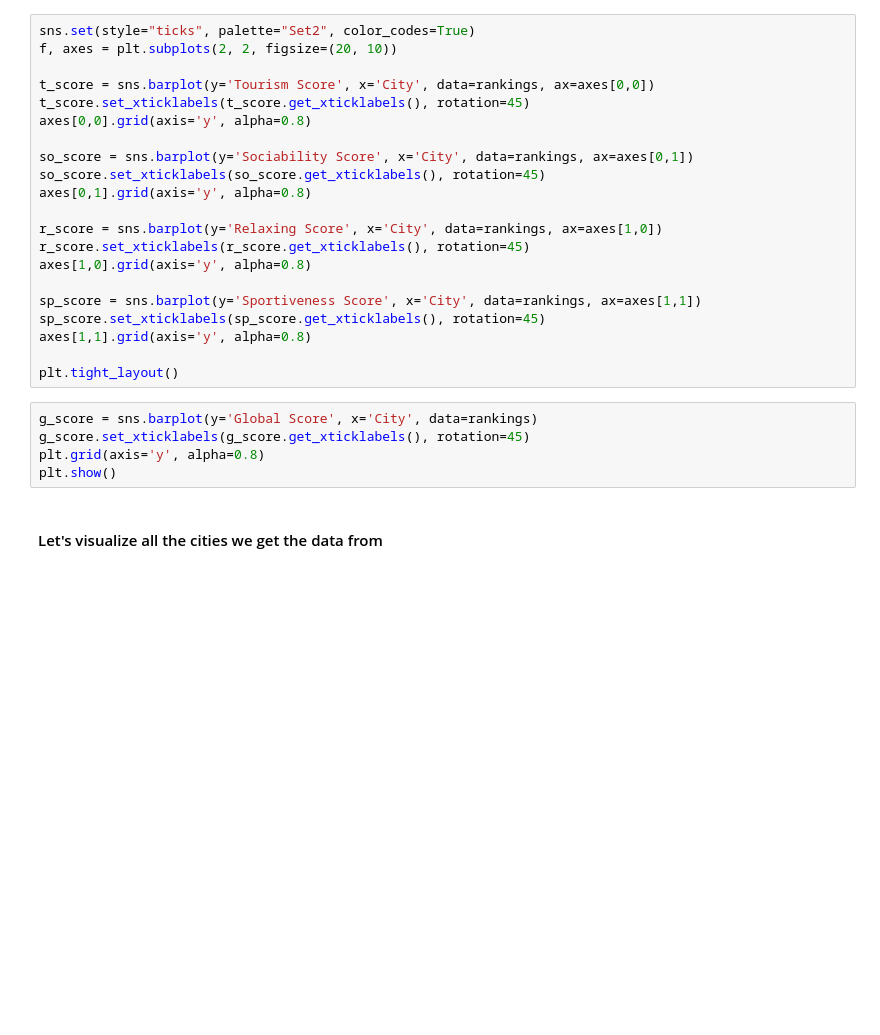
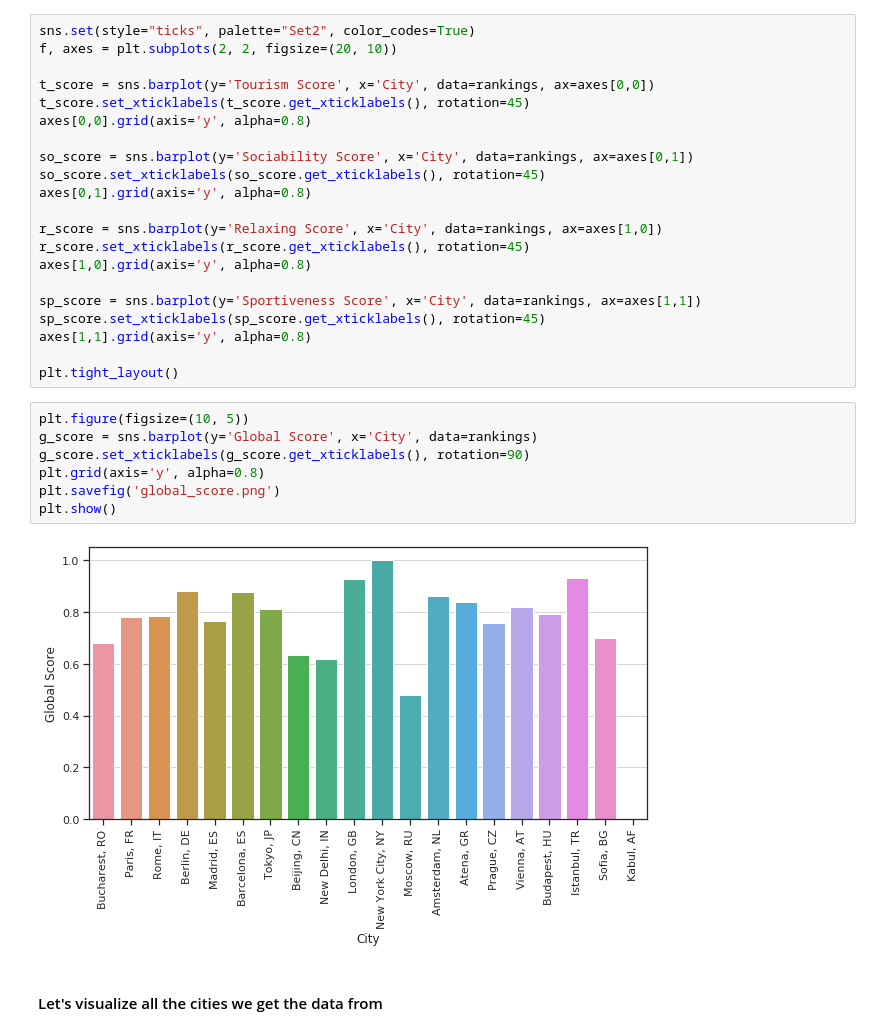
Before and after one commit to MCristii/watson-studio-coursera, a Jupyter notebook: The Battle of Cities.ipynb, the cells around one changed output. Cells and saved outputs as stored; diff of their text form; blank space fills up the shorter version.

```diff
--- a/The Battle of Cities.ipynb
+++ b/The Battle of Cities.ipynb
@@ -233,10 +231,14 @@ axes[1,1].grid(axis='y', alpha=0.8)
 
 plt.tight_layout()
 # %%
+plt.figure(figsize=(10, 5))
 g_score = sns.barplot(y='Global Score', x='City', data=rankings)
-g_score.set_xticklabels(g_score.get_xticklabels(), rotation=45)
+g_score.set_xticklabels(g_score.get_xticklabels(), rotation=90)
 plt.grid(axis='y', alpha=0.8)
+plt.savefig('global_score.png')
 plt.show()
+# %% [output]
+[figure, added]
 # %% [markdown]
 #### Let's visualize all the cities we get the data from
 # %%
```
Also changed, not shown: parts of 12 cells of this notebook, 12 other files.
